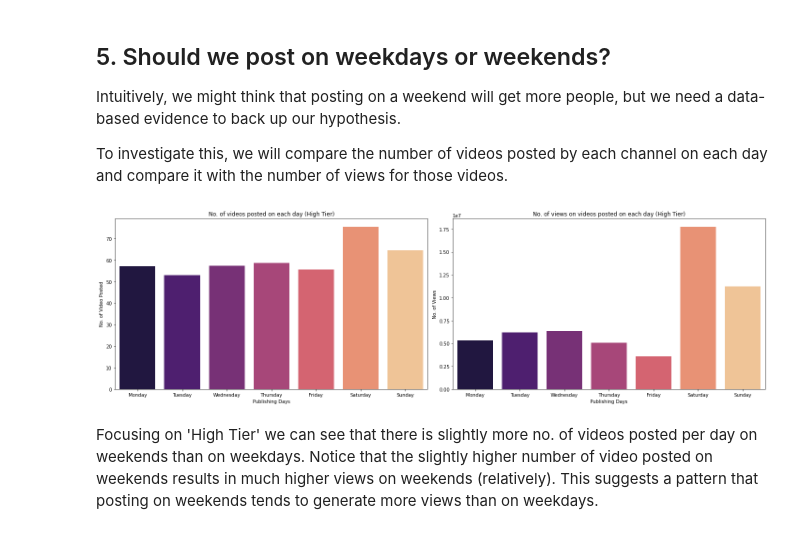
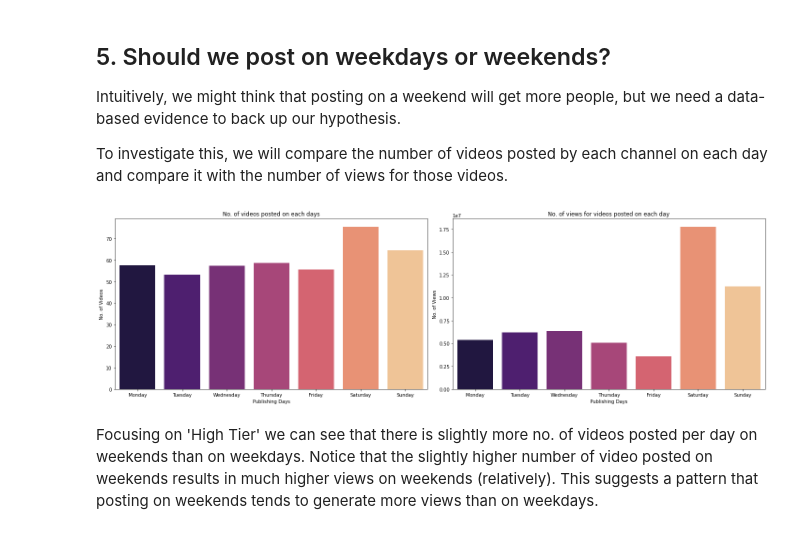
Before and after one commit to krisgch/dsi_foundation_youtube_eda, a Jupyter notebook: youtube_EDA.ipynb, the cells around one changed output. Drawn from its saved outputs; the diff is of its cells as text; code cells hidden in the pictures.

```diff
--- a/youtube_EDA.ipynb
+++ b/youtube_EDA.ipynb
@@ -728,23 +723,23 @@ To investigate this, we will compare the number of videos posted by each channel
 # %%
 #Compare no. of videos on each day with no. of views on videos on each day
 fig, axes = plt.subplots(1, 2,figsize=(20,6))
 
-posted_video_day = pd.DataFrame(video_df[video_df['channel_tier']=='high'].groupby('publishedDay').count()['video_id']/ch_df[ch_df['channel_tier']=='high']['channel_title'].count())
-sns.barplot(ax=axes[0], x=posted_video_day.index, y='video_id', data=posted_video_day, order=day_order,palette=use_palette)
-axes[0].set_title('No. of videos posted on each day (High Tier)')
-axes[0].set_ylabel('No. of Video Posted')
-axes[0].set_xlabel('Publishing Days')
+#create a dataframe of days as index and columns as 'video_id' : 'count', 'viewCount':'sum'
+video_day = pd.DataFrame(video_df[video_df['channel_tier']=='high'].groupby('publishedDay').agg({'video_id':'count','viewCount':'sum'}))
+video_day = video_day/ch_df[ch_df['channel_tier']=='high'].shape[0]
+video_day = video_day.rename(columns={"video_id":"videos","viewCount":"views"})
 
-view_day = pd.DataFrame(video_df[video_df['channel_tier']=='high'].groupby('publishedDay').sum()['viewCount']/ch_df[ch_df['channel_tier']=='high']['channel_title'].count())
-sns.barplot(ax=axes[1], x=view_day.index, y='viewCount', data=view_day,order=day_order,palette=use_palette,errwidth=0)
-axes[1].set_title('No. of views on videos posted on each day (High Tier)')
-axes[1].set_ylabel('No. of Views')
-axes[1].set_xlabel('Publishing Days')
+for i in range(2):
+    sns.barplot(ax=axes[i], x=video_day.index, y=video_day.columns[i], data=video_day, order=day_order, palette=use_palette, errwidth=0)
+    axes[0].set_title('No. of videos posted on each days')
+    axes[1].set_title('No. of views for videos posted on each day')
+    axes[i].set_ylabel(f'No. of {video_day.columns[i].capitalize()}')
+    axes[i].set_xlabel('Publishing Days')
 
 plt.tight_layout()
 plt.savefig('./Figures/day_post.jpg')
 # %% [output]
-[figure, old version]
+[figure, new version]
 # %% [markdown]
 Focusing on 'High Tier' we can see that there is slightly more no. of videos posted per day on weekends than on weekdays. Notice that the slightly higher number of video posted on weekends results in much higher views on weekends (relatively). This suggests a pattern that posting on weekends tends to generate more views than on weekdays.
 # %% [markdown]
```
Also changed, not shown: parts of 15 cells of this notebook.
